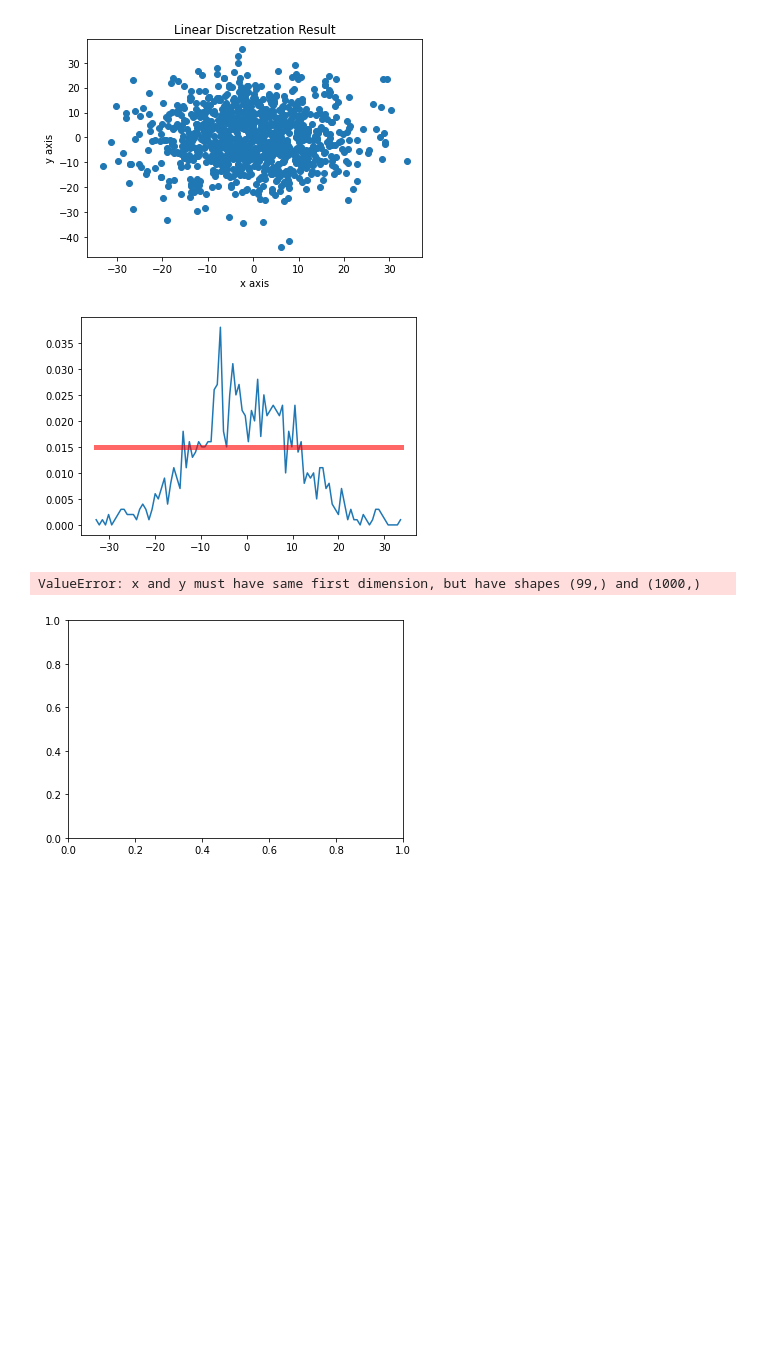
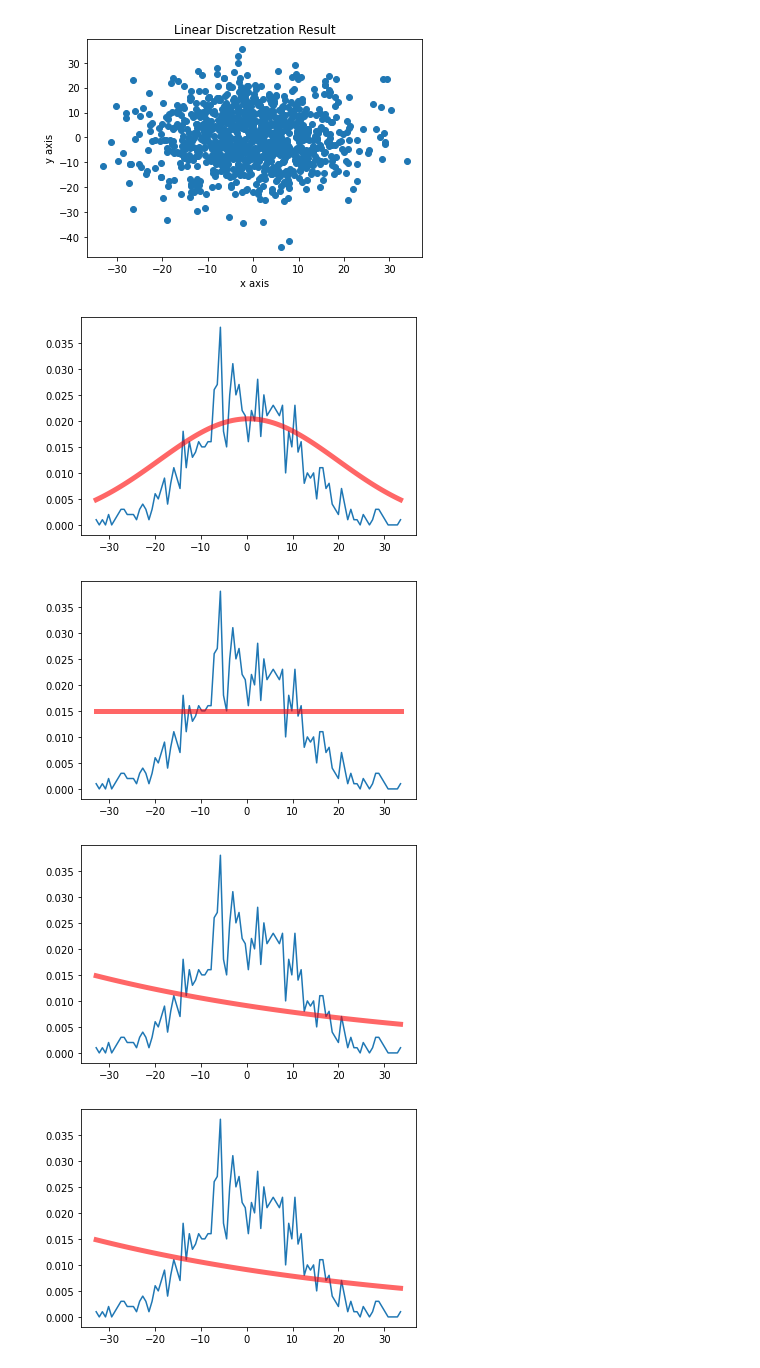
Before and after one commit to ChongHyeonKim/ChongHyeonKim, a Jupyter notebook: Data_Visualization_Homework_1.ipynb, the cells around one changed output. Cells and saved outputs as stored; diff of their text form; code cells hidden in the pictures; blank space fills up the shorter version.

```diff
--- a/Data_Visualization_Homework_1.ipynb
+++ b/Data_Visualization_Homework_1.ipynb
@@ -149,61 +152,51 @@ plt.show()
 # %%
 ### Problem 2-A. Find the best distribution and its parameters for x position
 from scipy.stats import uniform as target_stat #Uniform distribution
 #from scipy.stats import norm as target_stat #Gaussian distribution
 #from scipy.stats import poisson as target_stat #Poisson distribution
 #from scipy.stats import lognorm as target_stat #Log-Normal distribution
 #from scipy.stats import gamma as target_stat #Gamma distribution
 #from scipy.stats import expon as target_stat #Exponential distribution
 x_edges = np.linspace(min(x), max(x), 100)
 x_bins = (x_edges[1:] + x_edges[:-1])/2
 freq,_ = np.histogram(x, bins=x_edges)
 normalized_freq = freq / np.sum(freq)
 ####### BLANK #######
+
+from scipy.stats import norm as target_stat #Gaussian distribution
+mean = np.mean(x_edges)
+std = np.std(x_edges)
+pdf = target_stat.pdf(x_bins, loc=mean, scale=std) # Example. Remove it!
+plt.clf()
+plt.plot(x_bins, normalized_freq)
+plt.plot(x_bins, pdf, 'r-', lw=5, alpha=0.6)
+plt.show()
+
+from scipy.stats import uniform as target_stat #Uniform distribution
 pdf = target_stat.pdf(x_bins, loc=min(x), scale=max(x)-min(x)) # Example. Remove it!
-#####################
 plt.clf()
 plt.plot(x_bins, normalized_freq)
 plt.plot(x_bins, pdf, 'r-', lw=5, alpha=0.6)
 plt.show()
 
 
-###### My function ################
-from scipy.stats import norm as target_stat #Gaussian distribution
-
-x_edges = np.linspace(min(x), max(x), 100)
-x_bins = (x_edges[1:] + x_edges[:-1])/2
-#freq,_ = np.histogram(x, bins=x_edges)
-#freq = target_stat.norm(0, 1).pdf(x)
-freq = (1 / np.sqrt(2 * np.pi)) * np.exp(- x ** 2 / 2 )
-
-mu = 0.0
-sigma = 1.0
-#freq = (1 / np.sqrt(2 * np.pi * sigma**2)) * np.exp(-(x-mu)**2 / (2 * sigma**2))
-normalized_freq = freq / np.sum(freq)
-
-####### BLANK #######
+from scipy.stats import expon as target_stat #Exponential distribution
 pdf = target_stat.pdf(x_bins, loc=min(x), scale=max(x)-min(x)) # Example. Remove it!
-#####################
-
 plt.clf()
 plt.plot(x_bins, normalized_freq)
-#plt.plot(x_bins, freq)
 plt.plot(x_bins, pdf, 'r-', lw=5, alpha=0.6)
 plt.show()
 
-"""
-mu = 0.0
-sigma = 1.0
-
-y = (1 / np.sqrt(2 * np.pi * sigma**2)) * np.exp(-(x-mu)**2 / (2 * sigma**2))
-#y_cum = 0.5 * (1 + erf((x - mu)/(np.sqrt(2 * sigma**2))))
-
-"""
-####### End of My function ##############
+#####################
+plt.clf()
+plt.plot(x_bins, normalized_freq)
+plt.plot(x_bins, pdf, 'r-', lw=5, alpha=0.6)
+plt.show()
 # %% [output]
-[figure, old version]
+[figure, new version]
-ValueError: x and y must have same first dimension, but have shapes (99,) and (1000,)
-[figure, old version]
+[figure, new version]
+[figure, added]
+[figure, added]
 # %%
 ### Problem 2-B. Find the best distribution and its parameters
 # for the longest distance of every 10 consecutive samples
```
Also changed, not shown: parts of 2 cells of this notebook.
